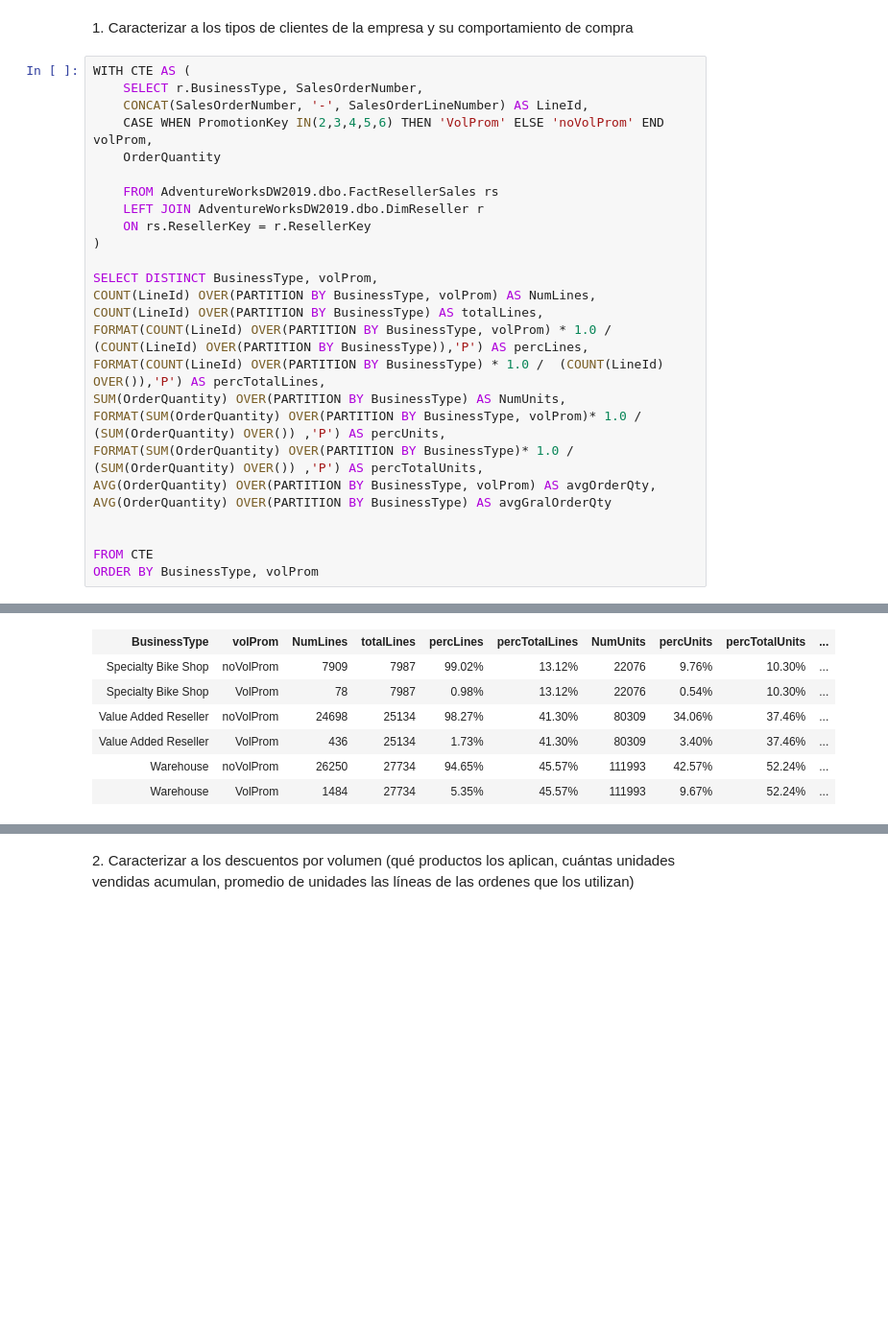
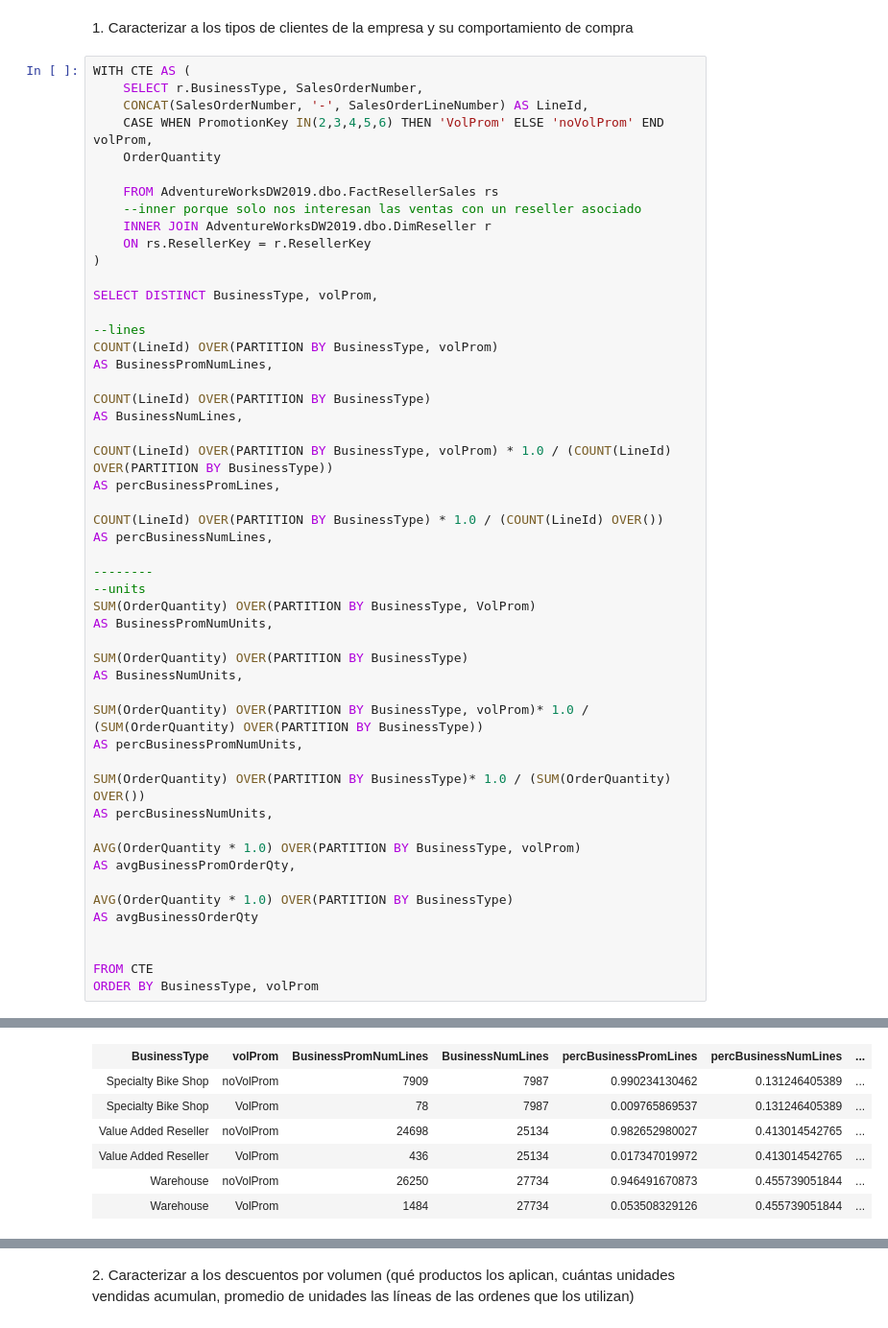
Before and after one commit to JuanIgnacioGaricoche/modelos_relacionales_2023, a Jupyter notebook: version_final.ipynb, the cells around one changed output, grey strips where cells are left out. Shown at 96% size. Saved outputs shown, nothing was run; the diff lists cells and outputs as text; blank space fills up the shorter version.

```diff
--- a/version_final.ipynb
+++ b/version_final.ipynb
@@ -27,20 +35,45 @@ WITH CTE AS (
     OrderQuantity
 
     FROM AdventureWorksDW2019.dbo.FactResellerSales rs
-    LEFT JOIN AdventureWorksDW2019.dbo.DimReseller r
+    --inner porque solo nos interesan las ventas con un reseller asociado
+    INNER JOIN AdventureWorksDW2019.dbo.DimReseller r
     ON rs.ResellerKey = r.ResellerKey
 )
 
 SELECT DISTINCT BusinessType, volProm,
-COUNT(LineId) OVER(PARTITION BY BusinessType, volProm) AS NumLines,
-COUNT(LineId) OVER(PARTITION BY BusinessType) AS totalLines,
-FORMAT(COUNT(LineId) OVER(PARTITION BY BusinessType, volProm) * 1.0 /  (COUNT(LineId) OVER(PARTITION BY BusinessType)),'P') AS percLines,
-FORMAT(COUNT(LineId) OVER(PARTITION BY BusinessType) * 1.0 /  (COUNT(LineId) OVER()),'P') AS percTotalLines,
-SUM(OrderQuantity) OVER(PARTITION BY BusinessType) AS NumUnits,
-FORMAT(SUM(OrderQuantity) OVER(PARTITION BY BusinessType, volProm)* 1.0 /  (SUM(OrderQuantity) OVER()) ,'P') AS percUnits,
-FORMAT(SUM(OrderQuantity) OVER(PARTITION BY BusinessType)* 1.0 /  (SUM(OrderQuantity) OVER()) ,'P') AS percTotalUnits,
-AVG(OrderQuantity) OVER(PARTITION BY BusinessType, volProm) AS avgOrderQty,
-AVG(OrderQuantity) OVER(PARTITION BY BusinessType) AS avgGralOrderQty
+
+--lines
+COUNT(LineId) OVER(PARTITION BY BusinessType, volProm)
+AS BusinessPromNumLines,
+
+COUNT(LineId) OVER(PARTITION BY BusinessType)
+AS BusinessNumLines,
+
+COUNT(LineId) OVER(PARTITION BY BusinessType, volProm) * 1.0 / (COUNT(LineId) OVER(PARTITION BY BusinessType))
+AS percBusinessPromLines,
+
+COUNT(LineId) OVER(PARTITION BY BusinessType) * 1.0 / (COUNT(LineId) OVER())
+AS percBusinessNumLines,
+
+--------
+--units
+SUM(OrderQuantity) OVER(PARTITION BY BusinessType, VolProm)
+AS BusinessPromNumUnits,
+
+SUM(OrderQuantity) OVER(PARTITION BY BusinessType)
+AS BusinessNumUnits,
+
+SUM(OrderQuantity) OVER(PARTITION BY BusinessType, volProm)* 1.0 / (SUM(OrderQuantity) OVER(PARTITION BY BusinessType))
+AS percBusinessPromNumUnits,
+
+SUM(OrderQuantity) OVER(PARTITION BY BusinessType)* 1.0 / (SUM(OrderQuantity) OVER())
+AS percBusinessNumUnits,
+
+AVG(OrderQuantity * 1.0) OVER(PARTITION BY BusinessType, volProm)
+AS avgBusinessPromOrderQty,
+
+AVG(OrderQuantity * 1.0) OVER(PARTITION BY BusinessType)
+AS avgBusinessOrderQty
 
 
 FROM CTE
@@ -51,7 +84,7 @@ Total execution time: 00:00:58.384
-| BusinessType | volProm | NumLines | totalLines | percLines | percTotalLines | NumUnits | percUnits | percTotalUnits | ... |
-| Specialty Bike Shop | noVolProm | 7909 | 7987 | 99.02% | 13.12% | 22076 | 9.76% | 10.30% | ... |
-| Specialty Bike Shop | VolProm | 78 | 7987 | 0.98% | 13.12% | 22076 | 0.54% | 10.30% | ... |
-| Value Added Reseller | noVolProm | 24698 | 25134 | 98.27% | 41.30% | 80309 | 34.06% | 37.46% | ... |
-| Value Added Reseller | VolProm | 436 | 25134 | 1.73% | 41.30% | 80309 | 3.40% | 37.46% | ... |
-| Warehouse | noVolProm | 26250 | 27734 | 94.65% | 45.57% | 111993 | 42.57% | 52.24% | ... |
-| Warehouse | VolProm | 1484 | 27734 | 5.35% | 45.57% | 111993 | 9.67% | 52.24% | ... |
+| BusinessType | volProm | BusinessPromNumLines | BusinessNumLines | percBusinessPromLines | percBusinessNumLines | ... |
+| Specialty Bike Shop | noVolProm | 7909 | 7987 | 0.990234130462 | 0.131246405389 | ... |
+| Specialty Bike Shop | VolProm | 78 | 7987 | 0.009765869537 | 0.131246405389 | ... |
+| Value Added Reseller | noVolProm | 24698 | 25134 | 0.982652980027 | 0.413014542765 | ... |
+| Value Added Reseller | VolProm | 436 | 25134 | 0.017347019972 | 0.413014542765 | ... |
+| Warehouse | noVolProm | 26250 | 27734 | 0.946491670873 | 0.455739051844 | ... |
+| Warehouse | VolProm | 1484 | 27734 | 0.053508329126 | 0.455739051844 | ... |
```
Also changed, not shown: parts of 12 cells of this notebook, 1 other file.
